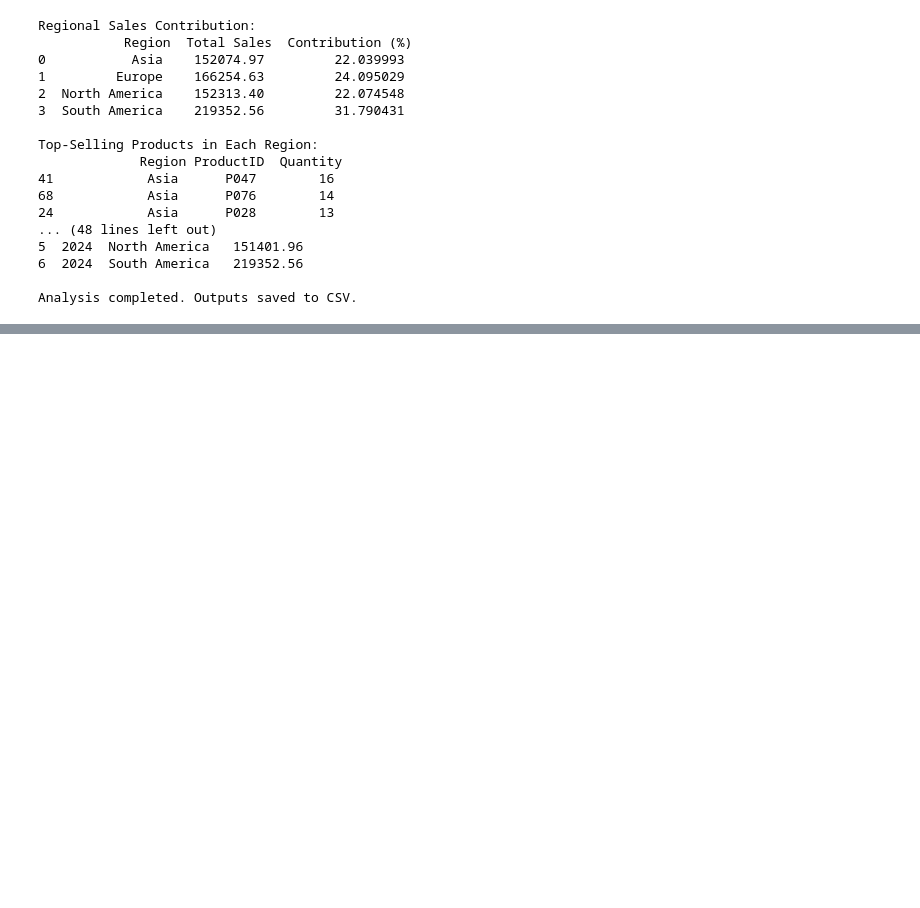
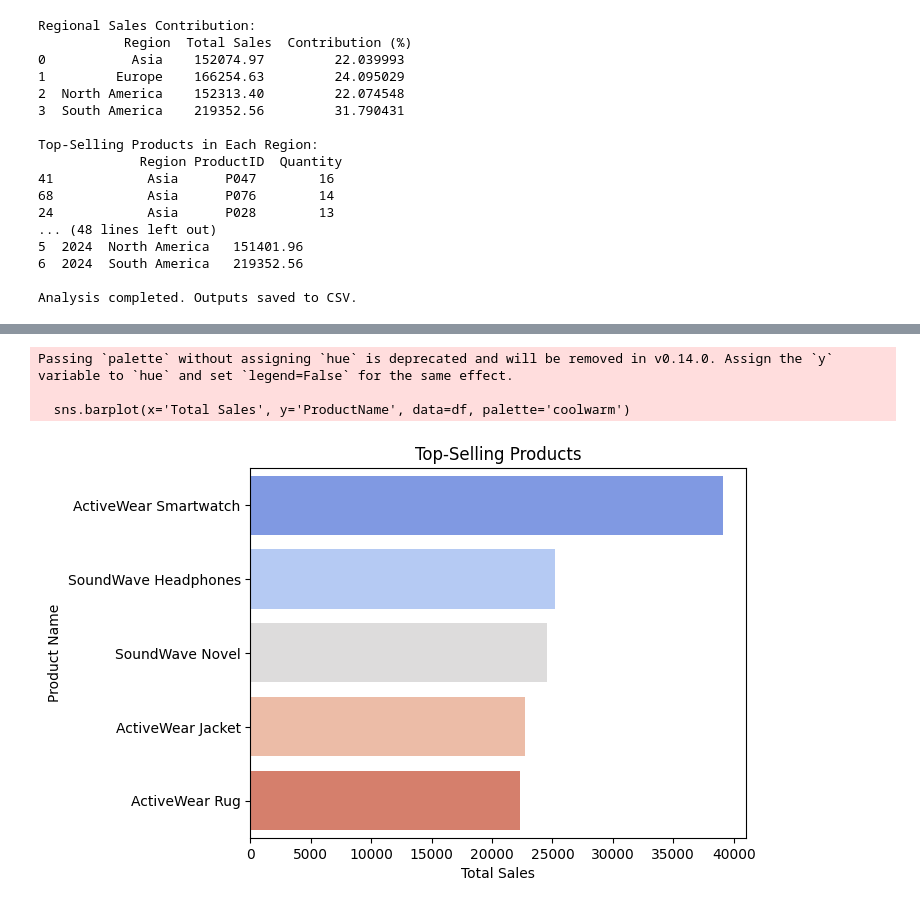
Before and after one commit to Sunita-Shakuniya/Data-Science, a Jupyter notebook: code/task_1/EDA.ipynb, the cells around one changed output, grey strips where cells are left out. Drawn from its saved outputs; the diff is of its cells as text; code cells hidden in the pictures; blank space fills up the shorter version.

```diff
--- a/code/task_1/EDA.ipynb
+++ b/code/task_1/EDA.ipynb
@@ -141,0 +155,20 @@ Analysis completed. Outputs saved to CSV.
+# %%
+import seaborn as sns
+import pandas as pd
+
+top_products = {
+    'ProductName': ['ActiveWear Smartwatch', 'SoundWave Headphones', 'SoundWave Novel', 'ActiveWear Jacket', 'ActiveWear Rug'],
+    'Total Sales': [39096.97, 25211.64, 24507.90, 22712.56, 22314.43]
+}
+df = pd.DataFrame(top_products)
+
+sns.barplot(x='Total Sales', y='ProductName', data=df, palette='coolwarm')
+plt.title('Top-Selling Products')
+plt.xlabel('Total Sales')
+plt.ylabel('Product Name')
+plt.show()
+# %% [output]
+Passing `palette` without assigning `hue` is deprecated and will be removed in v0.14.0. Assign the `y` variable to `hue` and set `legend=False` for the same effect.
+
+  sns.barplot(x='Total Sales', y='ProductName', data=df, palette='coolwarm')
+[figure, added]
```
Also changed, not shown: parts of 4 cells of this notebook, 1 other file.
